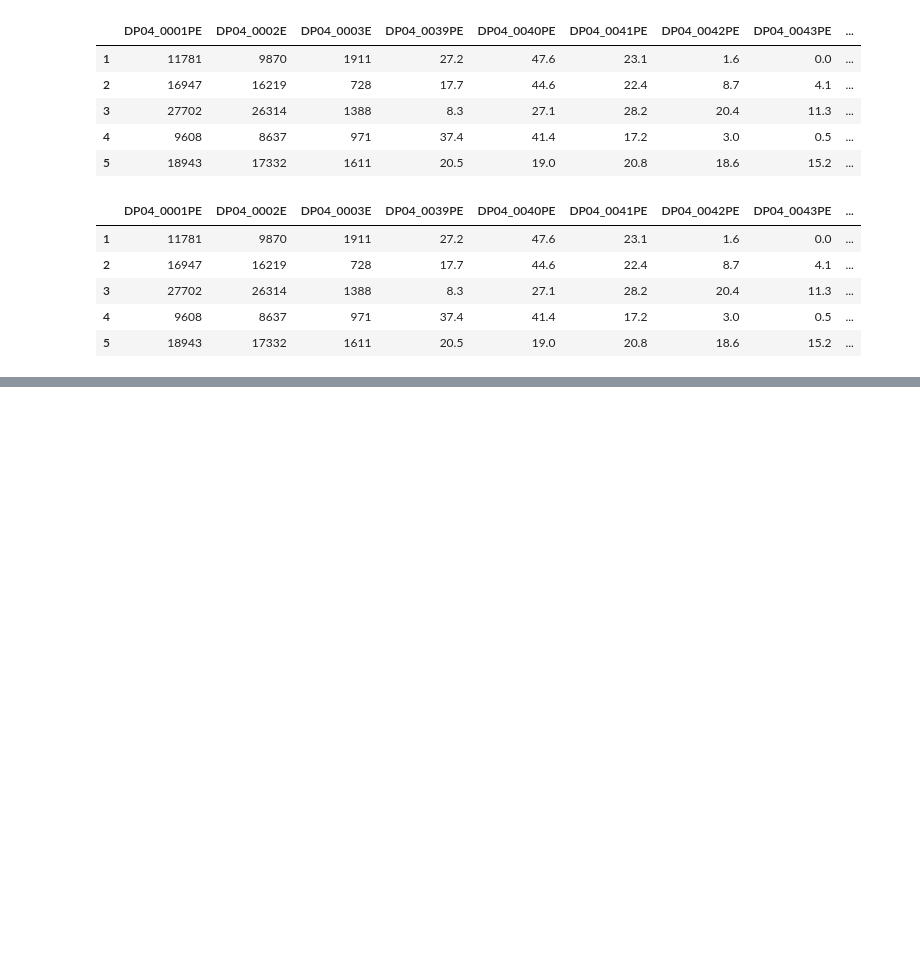
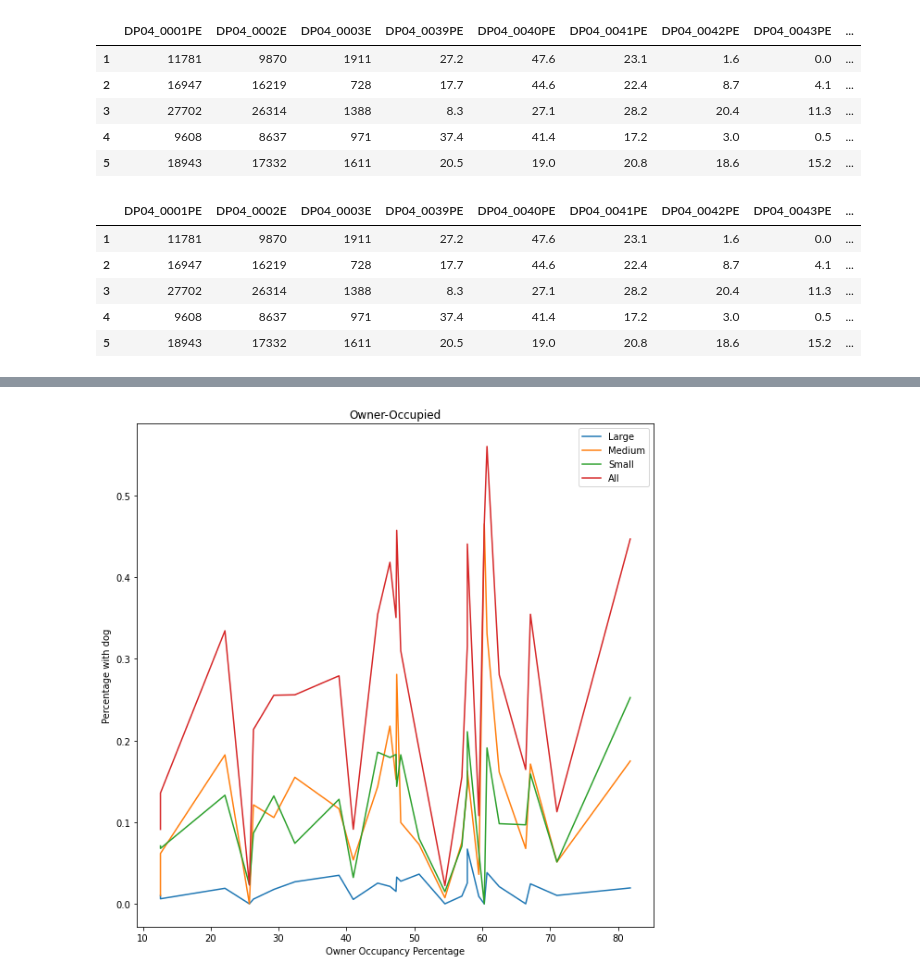
Before and after one commit to MrLRTripp/SeattleHousingwithPets, a Jupyter notebook: SeattlePets.ipynb, the cells around one changed output, grey strips where cells are left out. Cells and saved outputs as stored; diff of their text form; code cells hidden in the pictures; blank space fills up the shorter version.

Commit message:
Added visualizations

```diff
--- a/SeattlePets.ipynb
+++ b/SeattlePets.ipynb
@@ -476,0 +482,28 @@ DP04_select_df.head()
+# %%
+def plot_attribute(fig, col_name, title, xlabel):
+
+    x_vals = DP04_select_df[col_name].sort_values()
+    large_pct = (DP04_select_df['large']/DP04_select_df['DP04_0002E'])*100
+    plt.plot(x_vals,large_pct, label='Large', figure=fig)
+
+    medium_pct = (DP04_select_df['medium']/DP04_select_df['DP04_0002E'])*100
+    plt.plot(x_vals,medium_pct, label='Medium', figure=fig)
+
+    small_pct = (DP04_select_df['small']/DP04_select_df['DP04_0002E'])*100
+    plt.plot(x_vals,small_pct, label = 'Small', figure=fig)
+
+    all_pct = (DP04_select_df[['large', 'medium','small']].sum(axis=1)/DP04_select_df['DP04_0002E'])*100
+    plt.plot(x_vals,all_pct, label = 'All', figure=fig)
+
+
+    plt.xlabel(xlabel)
+    plt.ylabel('Percentage with dog')
+    plt.title(title)
+# %%
+fig = plt.figure(figsize=(10.0,10.0))
+plot_attribute(fig, 'DP04_0046PE', 'Owner-Occupied', 'Owner Occupancy Percentage')
+
+plt.legend()
+plt.show()
+# %% [output]
+[figure, added]
```
Also changed, not shown: parts of 9 cells of this notebook.
